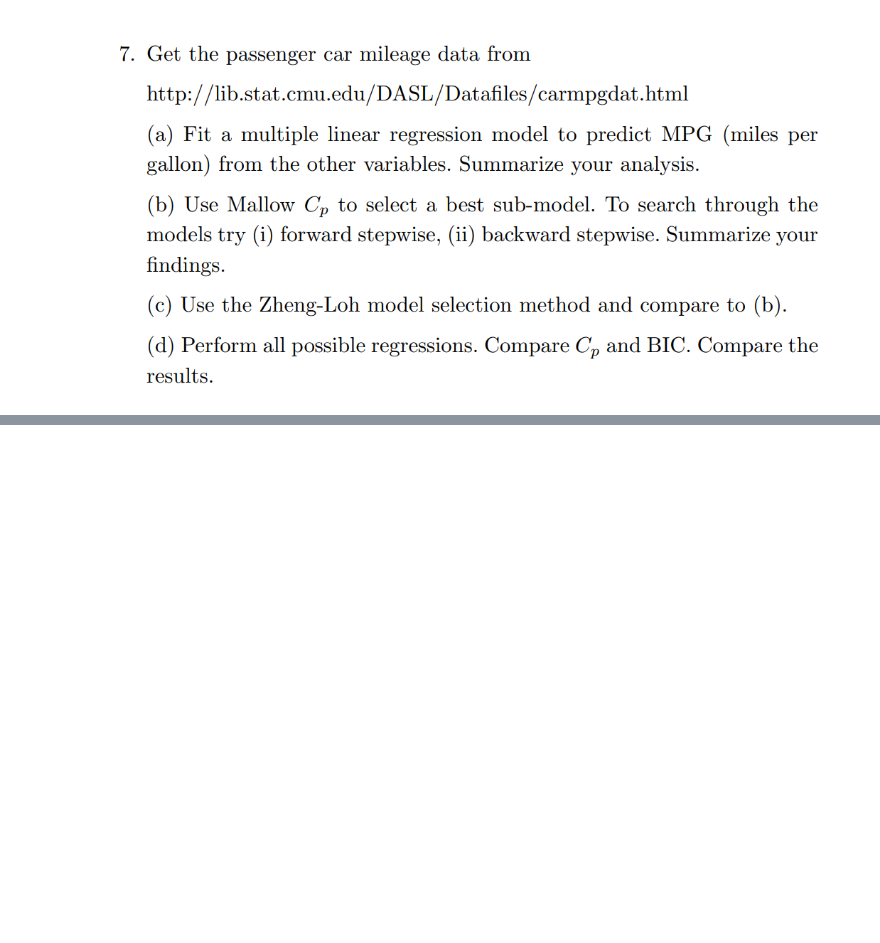
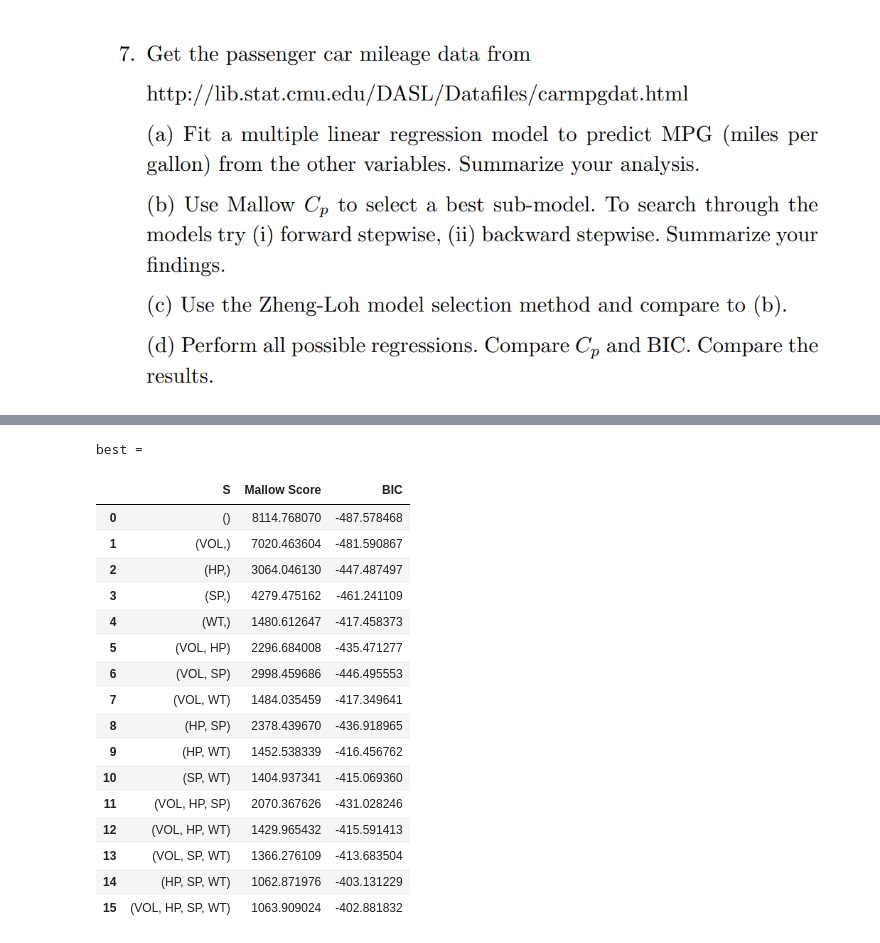
Before and after one commit to Stephen-Hodgson/All_of_Statistics, a Jupyter notebook: 13_Linear_Regression.ipynb, the cells around one changed output, grey strips where cells are left out. Saved outputs shown, nothing was run; the diff lists cells and outputs as text; code cells hidden in the pictures; blank space fills up the shorter version.

```diff
--- a/13_Linear_Regression.ipynb
+++ b/13_Linear_Regression.ipynb
@@ -191,0 +254,11 @@ dict
+# %%
+mallowscores = []
+
+for S in chain.from_iterable(combinations(milagedata.loc[:, ~milagedata.columns.isin(['MPG', 'MAKE', 'MODEL'])].columns, r) for r in range(5)):
+    mallowscores.append([S, mallowscore(milagedata, 'MPG', list(S), sigmahat)])
+
+mallow_scores = pd.DataFrame(mallowscores, columns=['S', 'Mallow Score'])
+
+mallow_scores.describe()
+print('best = ')
+mallow_scores.iloc[mallow_scores['Mallow Score'].idxmin()]
@@ -191,0 +385,8 @@ dict
+# %%
+df = milagedata.dropna()
+
+X = df.loc[:, ~df.columns.isin(['MPG', 'MAKE', 'MODEL'])]
+Y = df['MPG']
+
+results = sm.OLS(Y, sm.add_constant(X.to_numpy())).fit()
+results.summary()
@@ -191,0 +465,41 @@ dict
+# %%
+def BIC_score(df, ycol, xcols):
+    df = df.dropna()
+    Y = df[ycol].to_numpy()
+    X = df.loc[:, df.columns.isin(xcols)].to_numpy()
+    S = len(xcols) + 1
+    reg = sm.OLS(Y, sm.add_constant(X)).fit()
+    return reg.llf - np.log(reg.nobs) * (len(X) + 1) / 2
+# %%
+scorelist = []
+BICscores = []
+for S in chain.from_iterable(combinations(milagedata.loc[:, ~milagedata.columns.isin(['MPG', 'MAKE', 'MODEL'])].columns, r) for r in range(5)):
+    scorelist.append([S, mallowscore(milagedata, 'MPG', list(S), sigmahat), BIC_score(milagedata, 'MPG', list(S))])
+
+scores = pd.DataFrame(scorelist, columns=['S', 'Mallow Score', 'BIC'])
+
+scores.describe()
+print('best = ')
+#mallow_scores.iloc[mallow_scores['Mallow Score'].idxmin()]
+# %% [output]
+best =
+# %%
+scores
+# %% [output]
+|  | S | Mallow Score | BIC |
+| 0 | () | 8114.768070 | -487.578468 |
+| 1 | (VOL,) | 7020.463604 | -481.590867 |
+| 2 | (HP,) | 3064.046130 | -447.487497 |
+| 3 | (SP,) | 4279.475162 | -461.241109 |
+| 4 | (WT,) | 1480.612647 | -417.458373 |
+| 5 | (VOL, HP) | 2296.684008 | -435.471277 |
+| 6 | (VOL, SP) | 2998.459686 | -446.495553 |
+| 7 | (VOL, WT) | 1484.035459 | -417.349641 |
+| 8 | (HP, SP) | 2378.439670 | -436.918965 |
+| 9 | (HP, WT) | 1452.538339 | -416.456762 |
+| 10 | (SP, WT) | 1404.937341 | -415.069360 |
+| 11 | (VOL, HP, SP) | 2070.367626 | -431.028246 |
+| 12 | (VOL, HP, WT) | 1429.965432 | -415.591413 |
+| 13 | (VOL, SP, WT) | 1366.276109 | -413.683504 |
+| 14 | (HP, SP, WT) | 1062.871976 | -403.131229 |
+| 15 | (VOL, HP, SP, WT) | 1063.909024 | -402.881832 |
```
Also changed, not shown: parts of 67 cells of this notebook.
